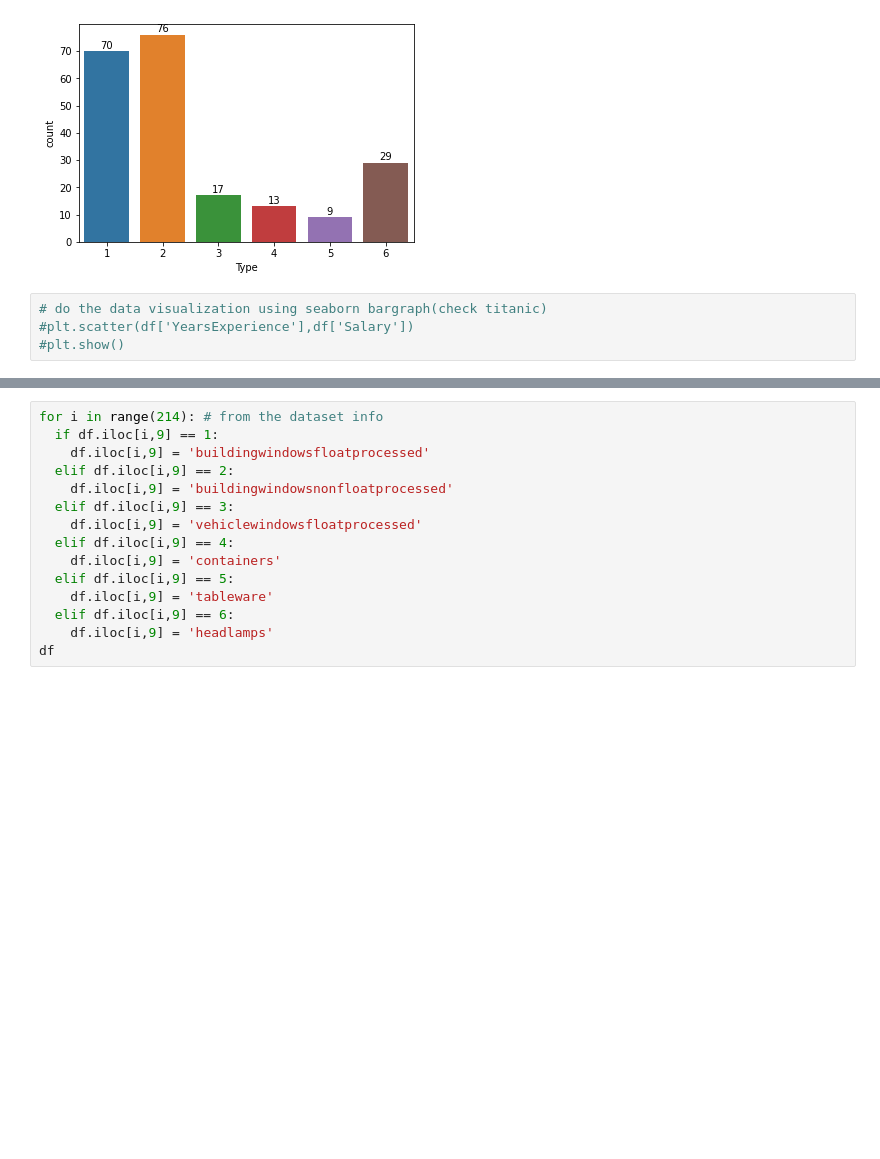
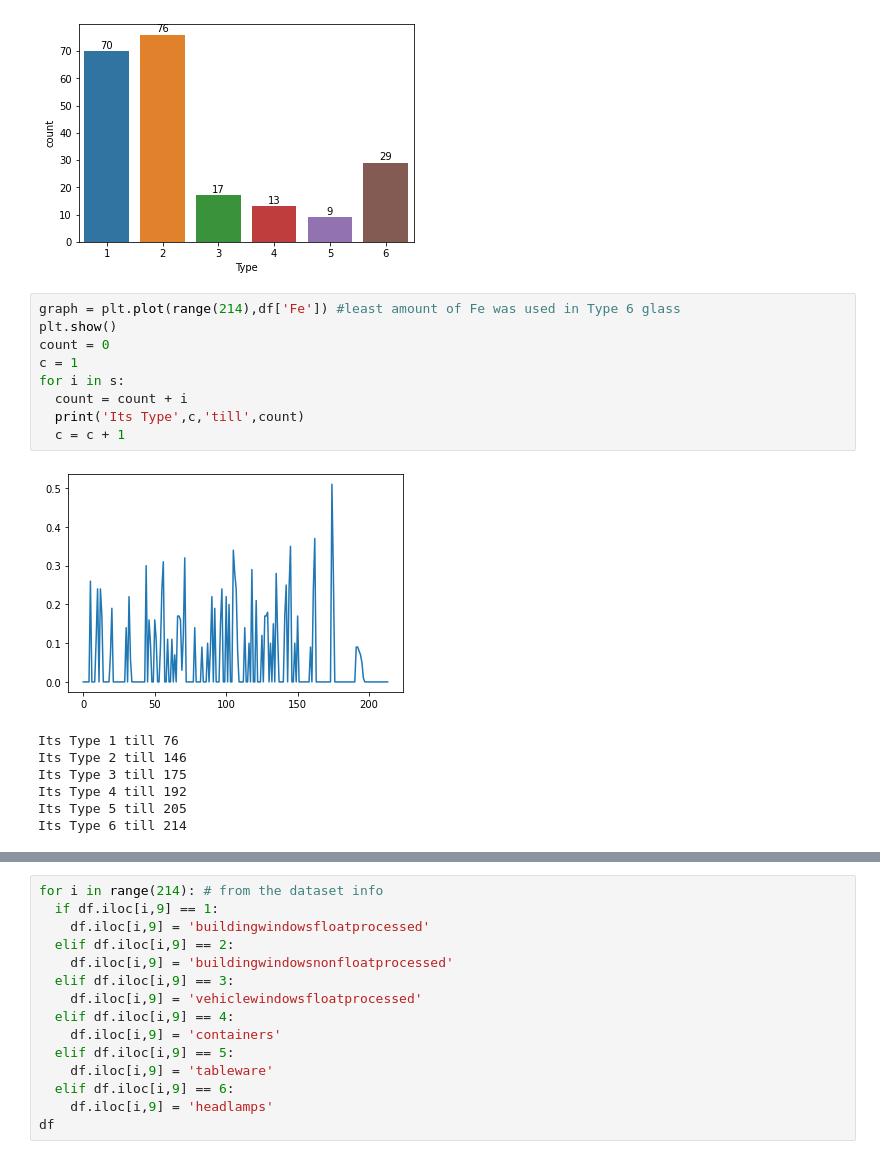
Before and after one commit to bhargav1907/Smartknower-, a Jupyter notebook: Mini_Project.ipynb, the cells around one changed output, grey strips where cells are left out. Cells and saved outputs as stored; diff of their text form; blank space fills up the shorter version.

```diff
--- a/Mini_Project.ipynb
+++ b/Mini_Project.ipynb
@@ -75,7 +119,20 @@ for p in graph.patches:
 plt.show()
 # %% [output]
 [figure]
-# %%
-# do the data visualization using seaborn bargraph(check titanic)
-#plt.scatter(df['YearsExperience'],df['Salary'])
-#plt.show()
+# %%
+graph = plt.plot(range(214),df['Fe']) #least amount of Fe was used in Type 6 glass
+plt.show()
+count = 0
+c = 1
+for i in s:
+  count = count + i
+  print('Its Type',c,'till',count)
+  c = c + 1
+# %% [output]
+[figure, added]
+Its Type 1 till 76
+Its Type 2 till 146
+Its Type 3 till 175
+Its Type 4 till 192
+Its Type 5 till 205
+Its Type 6 till 214
```
Also changed, not shown: parts of 9 cells of this notebook.
